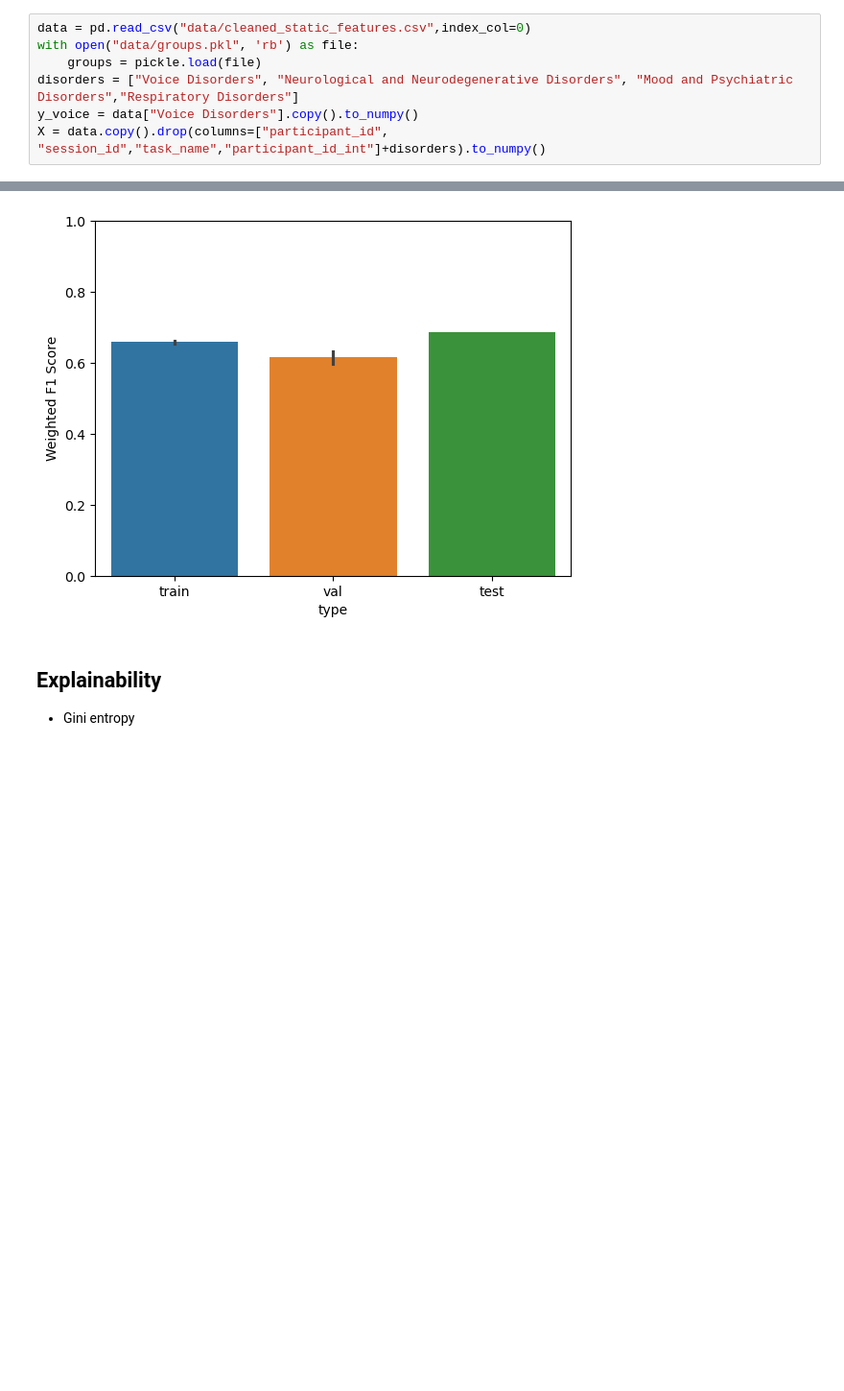
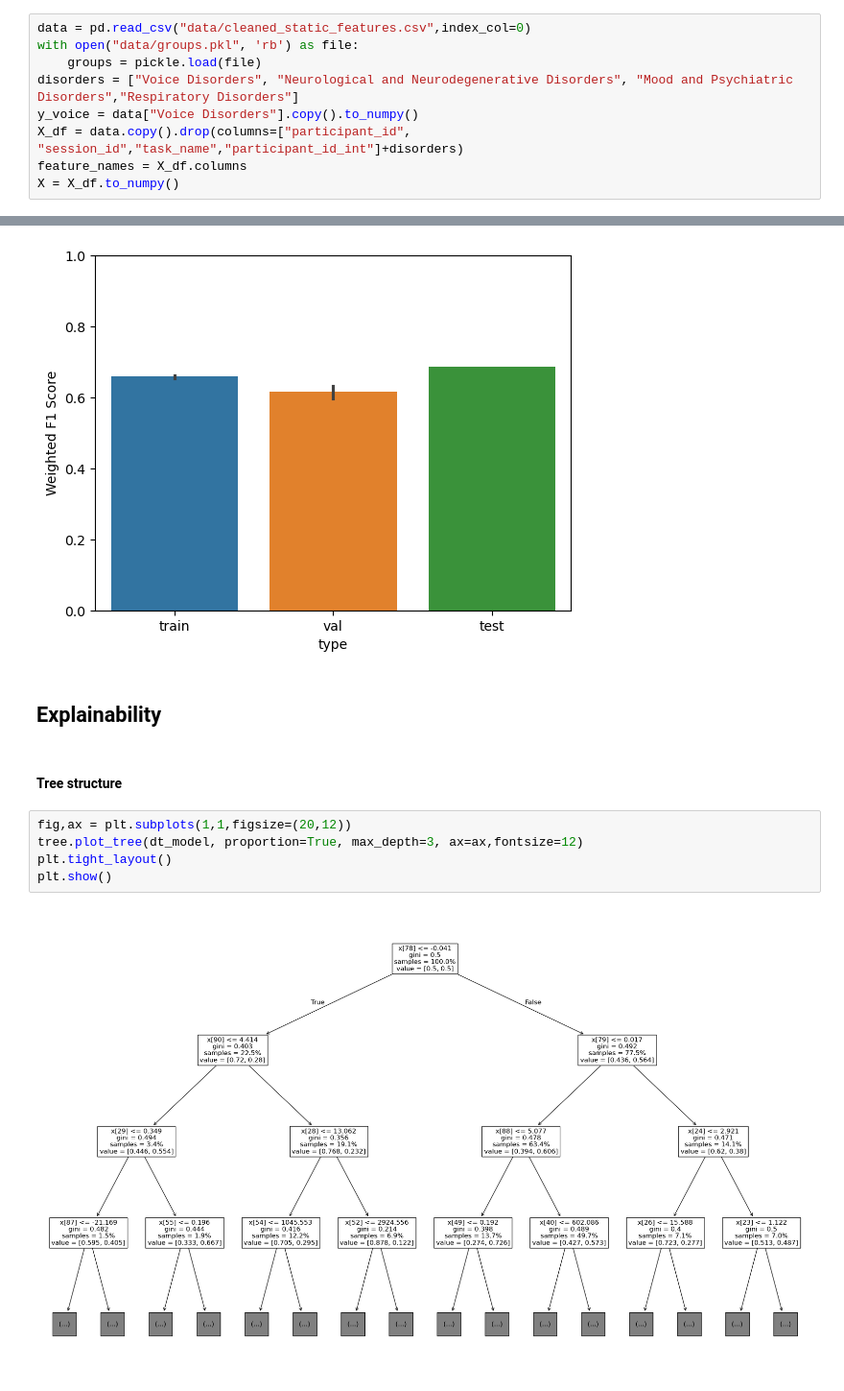
Before and after one commit to zpsheldon/amd-explainability, a Jupyter notebook: decision-tree-analysis.ipynb, the cells around one changed output, grey strips where cells are left out. Shown at 96% size. Cells and saved outputs as stored; diff of their text form; blank space fills up the shorter version.

```diff
--- a/decision-tree-analysis.ipynb
+++ b/decision-tree-analysis.ipynb
@@ -22,7 +24,9 @@ with open("data/groups.pkl", 'rb') as file:
     groups = pickle.load(file)
 disorders = ["Voice Disorders", "Neurological and Neurodegenerative Disorders", "Mood and Psychiatric Disorders","Respiratory Disorders"]
 y_voice = data["Voice Disorders"].copy().to_numpy()
-X = data.copy().drop(columns=["participant_id", "session_id","task_name","participant_id_int"]+disorders).to_numpy()
+X_df = data.copy().drop(columns=["participant_id", "session_id","task_name","participant_id_int"]+disorders)
+feature_names = X_df.columns
+X = X_df.to_numpy()
 # %%
 feature_names = data.copy().drop(columns=["participant_id", "session_id","task_name","participant_id_int"]+disorders).columns
 # %% [markdown]
@@ -117,4 +121,12 @@ plt.show()
 [figure]
 # %% [markdown]
 ## Explainability
-- Gini entropy
+# %% [markdown]
+#### Tree structure
+# %%
+fig,ax = plt.subplots(1,1,figsize=(20,12))
+tree.plot_tree(dt_model, proportion=True, max_depth=3, ax=ax,fontsize=12)
+plt.tight_layout()
+plt.show()
+# %% [output]
+[figure, added]
```
Also changed, not shown: parts of 10 cells of this notebook, 1 other file.
